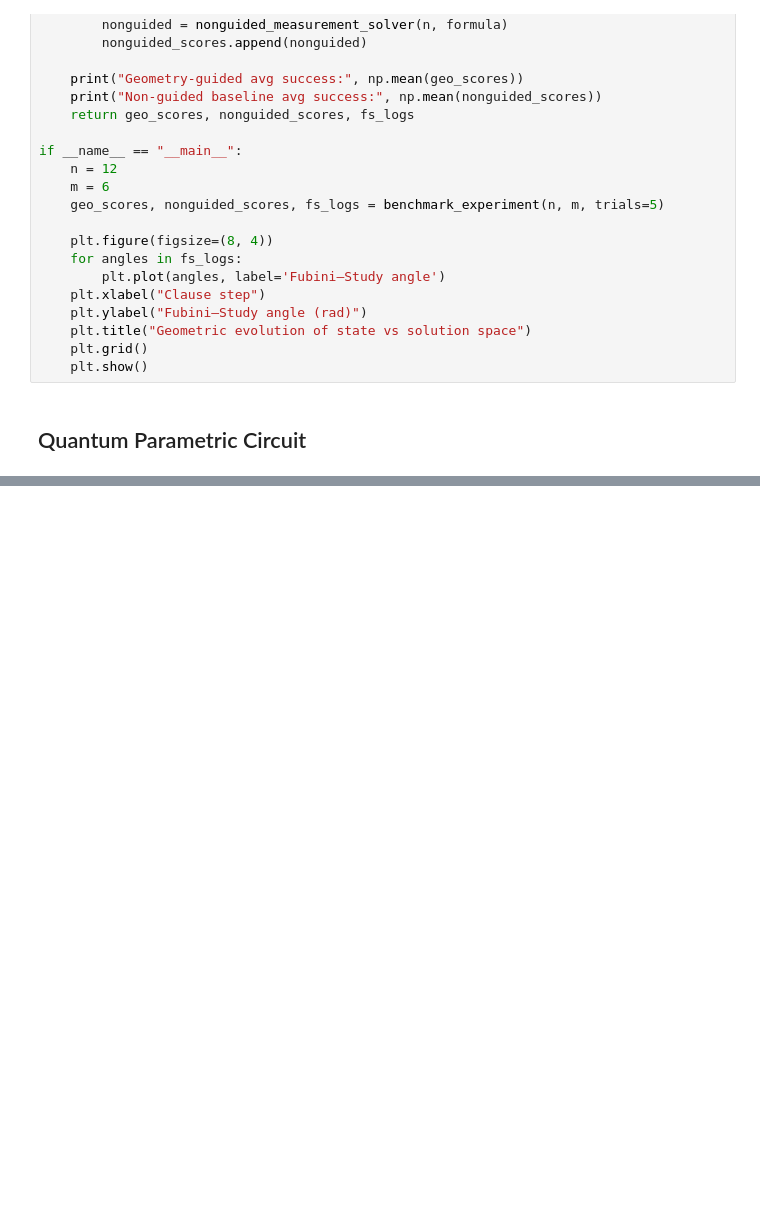
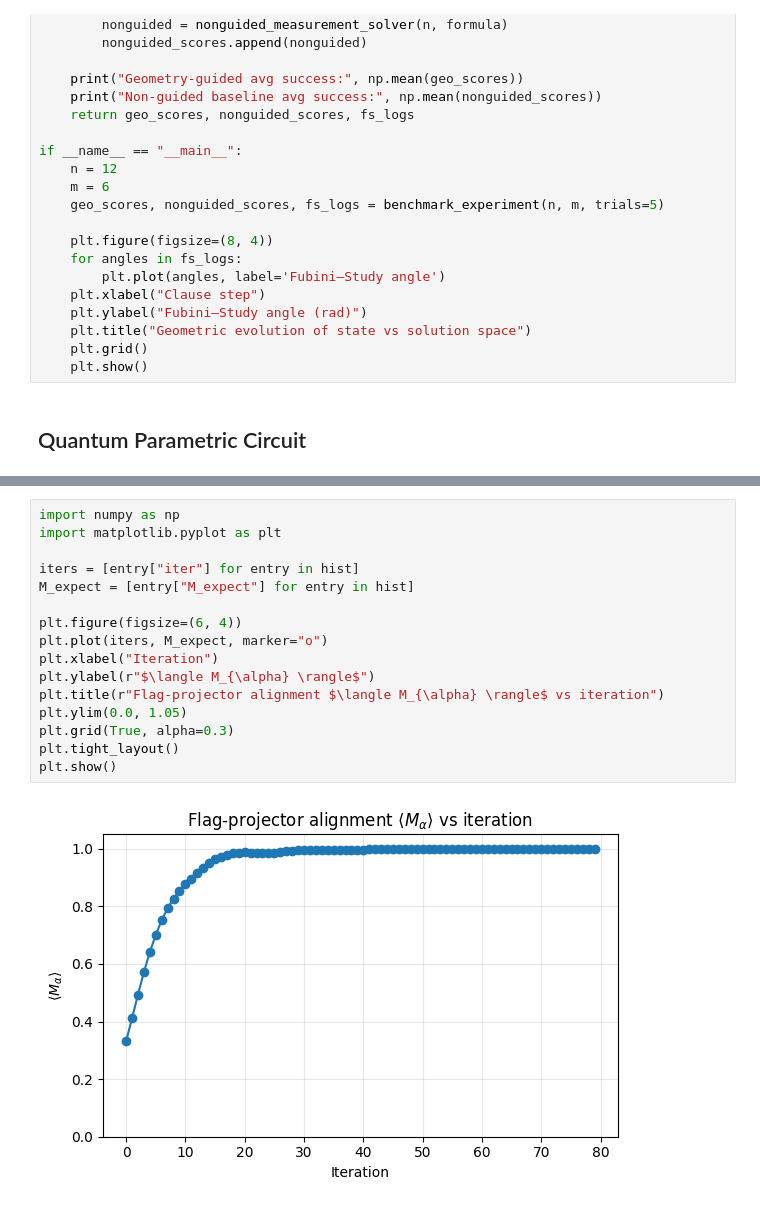
Before and after one commit to Sabarikirishwaran/GGQSS, a Jupyter notebook: guidedhamiltonian.ipynb, the cells around one changed output, grey strips where cells are left out. Cells and saved outputs as stored; diff of their text form; blank space fills up the shorter version.

```diff
--- a/guidedhamiltonian.ipynb
+++ b/guidedhamiltonian.ipynb
@@ -594,0 +811,18 @@ if __name__ == "__main__":
+# %%
+import numpy as np
+import matplotlib.pyplot as plt
+
+iters = [entry["iter"] for entry in hist]
+M_expect = [entry["M_expect"] for entry in hist]
+
+plt.figure(figsize=(6, 4))
+plt.plot(iters, M_expect, marker="o")
+plt.xlabel("Iteration")
+plt.ylabel(r"$\langle M_{\alpha} \rangle$")
+plt.title(r"Flag-projector alignment $\langle M_{\alpha} \rangle$ vs iteration")
+plt.ylim(0.0, 1.05)
+plt.grid(True, alpha=0.3)
+plt.tight_layout()
+plt.show()
+# %% [output]
+[figure, added]
```
Also changed, not shown: parts of 5 cells of this notebook.
